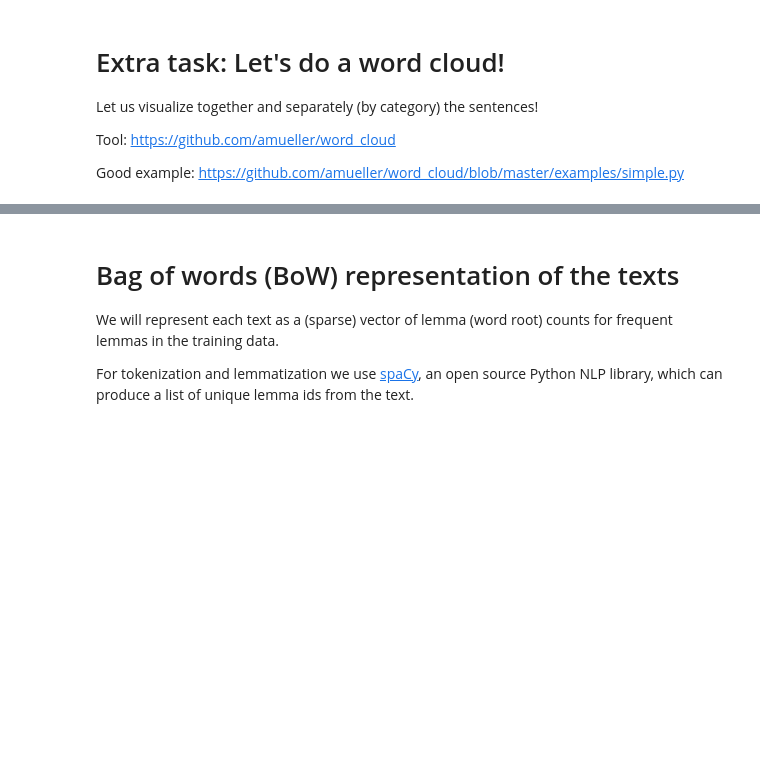
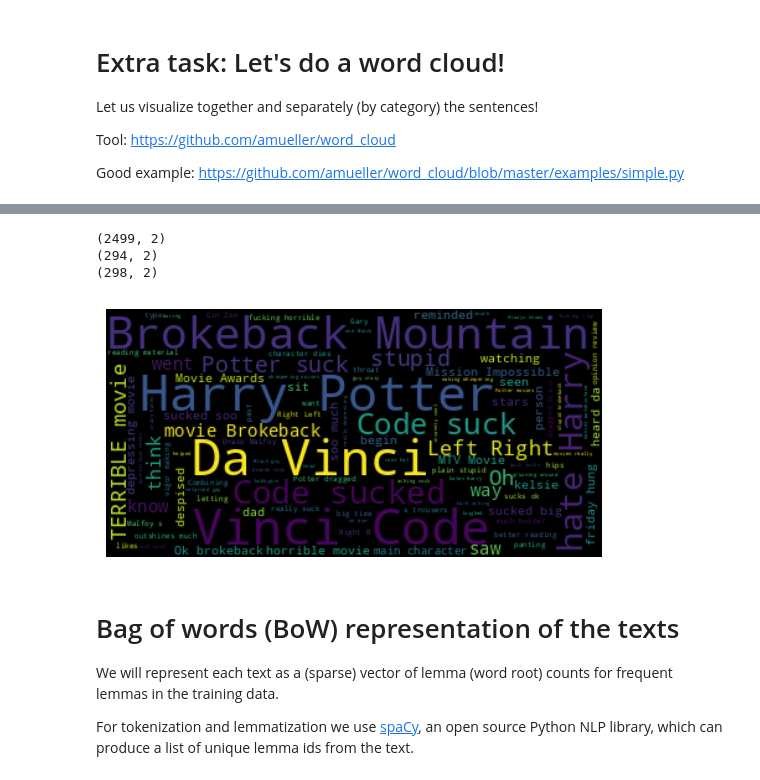
Before and after one commit to wanjeans33/Deep-Learning, a Jupyter notebook: Day2_Task_Sentiment_classification_handout.ipynb, the cells around one changed output, grey strips where cells are left out. Drawn from its saved outputs; the diff is of its cells as text; code cells hidden in the pictures; blank space fills up the shorter version.

```diff
--- a/Day2_Task_Sentiment_classification_handout.ipynb
+++ b/Day2_Task_Sentiment_classification_handout.ipynb
@@ -104,8 +167,26 @@ def do_wordcloud(text):
 # %%
 ### TASK !!! ####
 # Here only the cloud for sentences with negative sentiment!
 # Help: the shape of the DataFrame with only the negative sentences is: (2975, 2)
 # Source: https://pandas.pydata.org/pandas-docs/stable/indexing.html
+
+# First, filter the dataframe for only negative sentiment (where sentiment is 0)
+df_negative = df_train[df_train['sentiment'] == 0]
+df_negative_test = df_test[df_test['sentiment'] == 0]
+df_negative_valid = df_valid[df_valid['sentiment'] == 0]
+print(df_negative.shape)
+print(df_negative_test.shape)
+print(df_negative_valid.shape)
+# Now, combine all the negative sentiment sentences into one long string
+negative_text = ' '.join(df_negative['text'])
+
+# Generate the word cloud using the helper function from before
+do_wordcloud(negative_text)
+# %% [output]
+(2499, 2)
+(294, 2)
+(298, 2)
+[figure, added]
 # %% [markdown]
 # Bag of words (BoW) representation of the texts
 
```
Also changed, not shown: parts of 19 cells of this notebook.
